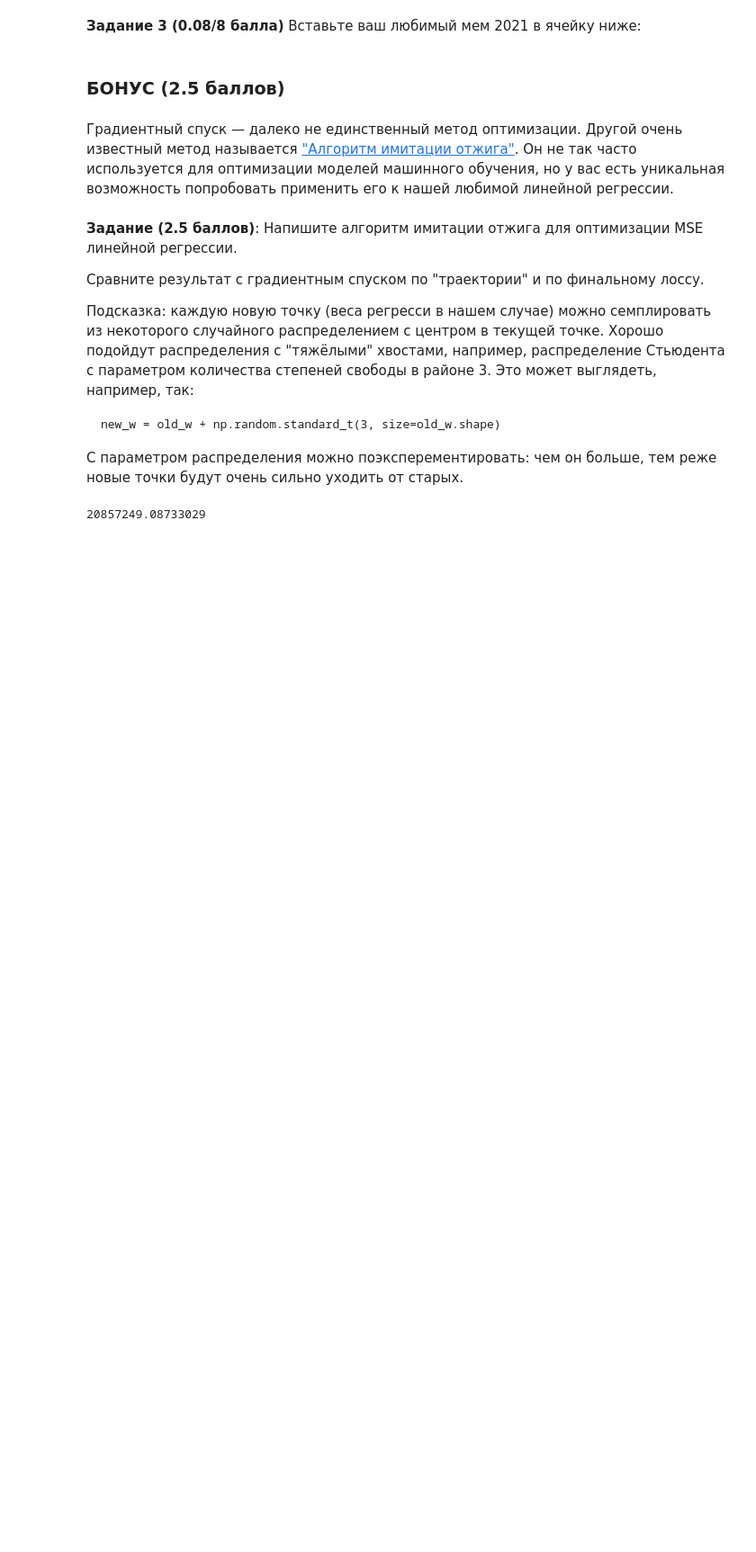
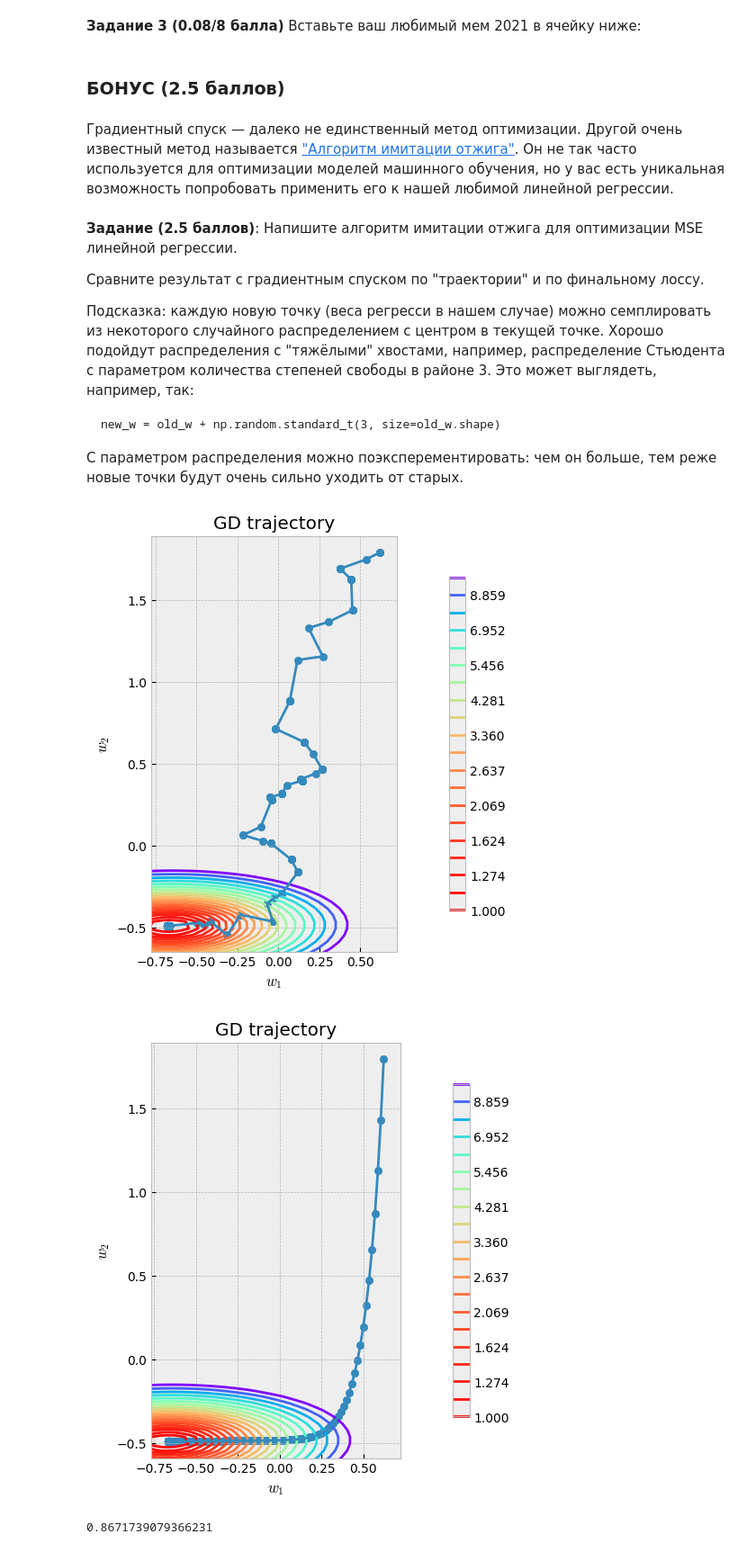
Before and after one commit to lapshinaaa/homework_machineLearning, a Jupyter notebook: gradient_descent_hw.ipynb, the cells around one changed output. Shown at 90% size. Cells and saved outputs as stored; diff of their text form; code cells hidden in the pictures; blank space fills up the shorter version.

Commit message:
finish simulated annealing

```diff
--- a/gradient_descent_hw.ipynb
+++ b/gradient_descent_hw.ipynb
@@ -1054,8 +1054,8 @@ def simulated_annealing(
     y: np.ndarray,
     loss: BaseLoss,
     initial_temperature: float,
-    alpha_coef: float = 0.95,
-    n_iterations: int = 1000,
+    alpha_coef: float = 0.8,
+    n_iterations: int = 10000,
 ) -> List[np.ndarray]:
     """
     Функция имитации отжига
@@ -1076,15 +1076,17 @@ def simulated_annealing(
     for i in range(n_iterations):
       old_w = weights_history[-1]
 
-      # generating new weights using Student's distribution:
-      new_w = old_w + np.random.standard_t(4, size = old_w.shape)
+      # generating new weights using Gaussian distribution (Нормальное распределение):
+      #new_w = old_w + np.random.standard_t(15, size = old_w.shape)-> не давало хороших результатов
+      new_w = old_w + np.random.normal(scale=0.1, size=old_w.shape)
 
       # calculating the loss on the new set of weights:
       old_loss = loss.calc_loss(X, y, old_w)
       new_loss = loss.calc_loss(X, y, new_w)
 
-      # calculating new acceptance probability for the weights using the Metropolis criterion:
-      accept_prob = np.exp((new_loss - old_loss) / curr_temperature)
+      # calculating new acceptance probability for the weights using the Standard formula
+      # (Metropolis criterion и др. иногда приводили к отрицательной вероятности -> не использую их):
+      accept_prob = min(1, np.exp((old_loss - new_loss) / curr_temperature))
 
       # checking if the new weights are passing a random threshold:
       # (= случайность выбора промежуточной точки в соответствии с wiki)
@@ -1112,9 +1114,21 @@ X = np.random.uniform(-5, 5, (n_objects, n_features))
 X *= (np.arange(n_features) * 2 + 1)[np.newaxis, :]
 y = X.dot(w_true) + np.random.normal(0, 1, (n_objects))
 w_init = np.random.uniform(-2, 2, (n_features))
-# %%
-loss = MSELoss()
-w_list = simulated_annealing(w_init, X, y, loss, 0.6)
-print(loss.calc_loss(X, y, w_list[-1]))
-# %% [output]
-20857249.08733029
+# %%
+loss = MSELoss()
+weights_annealing = simulated_annealing(w_init, X, y, loss, 10)
+weights_gradient_descent = gradient_descent(w_init, X, y, loss, 0.001, 10000)
+
+plot_gd(weights_annealing, X, y, loss)
+plot_gd(weights_gradient_descent, X, y, loss)
+
+# Выводы по траекториям: Первый график - Имитация отжига. Второй - траектория классического градиентного спуска.
+# Отчетливо видно, что траектория имитации отжига более "noisy" и "chaotic" из-за того, что
+# данный алгоритм в его реализации полагается на вероятности, что приводит иногда к непредсказуемому поведению
+# весов, которые могут хаотично изменятся (Обр. внимание на line: 'if accept_prob > np.random.rand():').
+# В то же время, такой подход будет очень хорош, если функция содержит несколько локальных минимумов. Он позволит
+# их избежать и, в конечном итоге, достичь глобального минимума.
+# %% [output]
+[figure, added]
+[figure, added]
+0.8671739079366231
```
Also changed, not shown: parts of 4 cells of this notebook.
